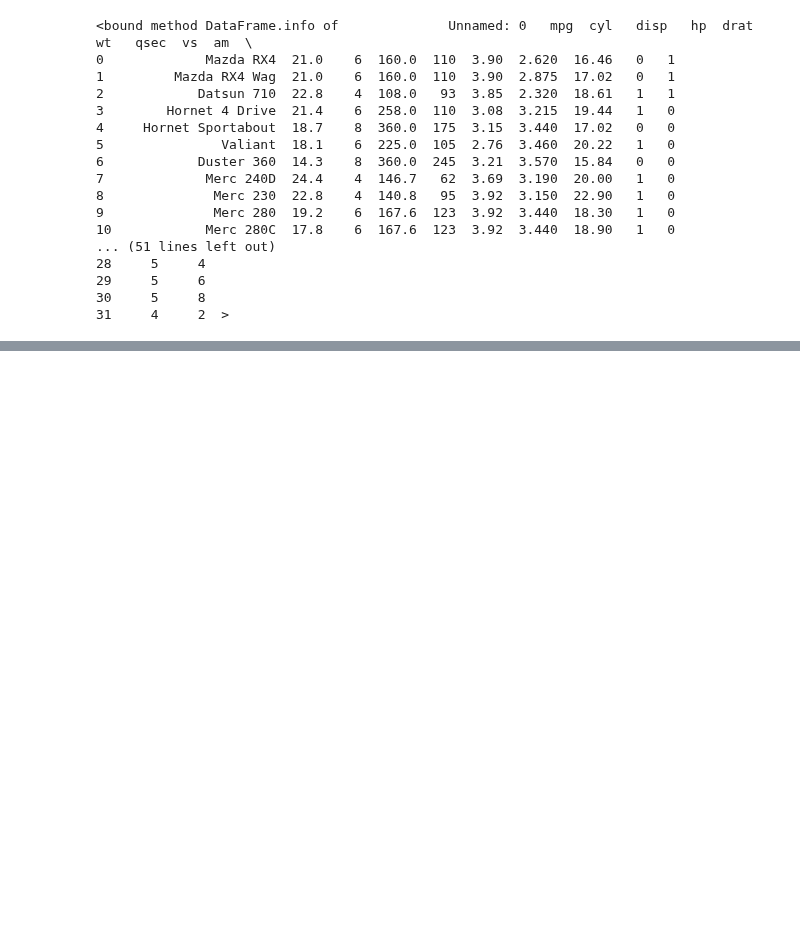
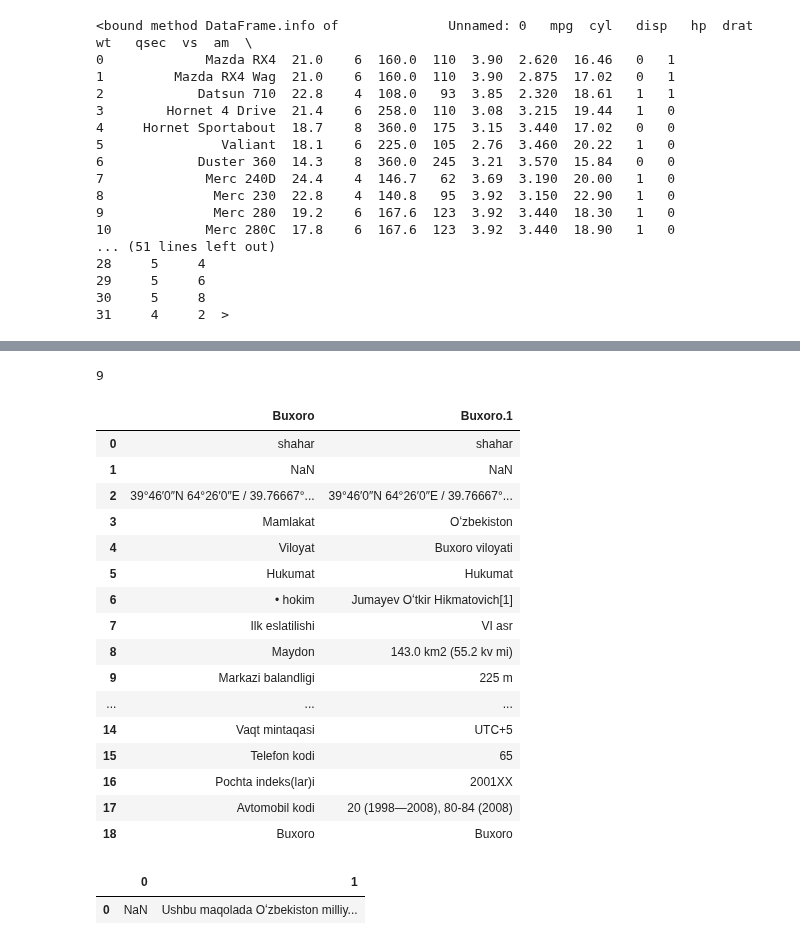
Before and after one commit to baxronovferuz1/DataScience_Np, a Jupyter notebook: Numpy_Pandas_practice.ipynb, the cells around one changed output, grey strips where cells are left out. Saved outputs shown, nothing was run; the diff lists cells and outputs as text; code cells hidden in the pictures; blank space fills up the shorter version.

Commit message:
HDF5 format and read_html practice

```diff
--- a/Numpy_Pandas_practice.ipynb
+++ b/Numpy_Pandas_practice.ipynb
@@ -1061,0 +1169,31 @@ car_df.info
+# %%
+web_form=pd.read_html("https://uz.wikipedia.org/wiki/Buxoro")
+# %%
+len(web_form)
+# %% [output]
+9
+# %%
+web_form[0]
+# %% [output]
+|  | Buxoro | Buxoro.1 |
+| 0 | shahar | shahar |
+| 1 | NaN | NaN |
+| 2 | 39°46′0″N 64°26′0″E﻿ / ﻿39.76667°... | 39°46′0″N 64°26′0″E﻿ / ﻿39.76667°... |
+| 3 | Mamlakat | Oʻzbekiston |
+| 4 | Viloyat | Buxoro viloyati |
+| 5 | Hukumat | Hukumat |
+| 6 | • hokim | Jumayev Oʻtkir Hikmatovich[1] |
+| 7 | Ilk eslatilishi | VI asr |
+| 8 | Maydon | 143.0 km2 (55.2 kv mi) |
+| 9 | Markazi balandligi | 225 m |
+| ... | ... | ... |
+| 14 | Vaqt mintaqasi | UTC+5 |
+| 15 | Telefon kodi | 65 |
+| 16 | Pochta indeks(lar)i | 2001XX |
+| 17 | Avtomobil kodi | 20 (1998—2008), 80-84 (2008) |
+| 18 | Buxoro | Buxoro |
+# %%
+web_form[1]
+# %% [output]
+|  | 0 | 1 |
+| 0 | NaN | Ushbu maqolada Oʻzbekiston milliy... |
```
Also changed, not shown: parts of 13 cells of this notebook.
